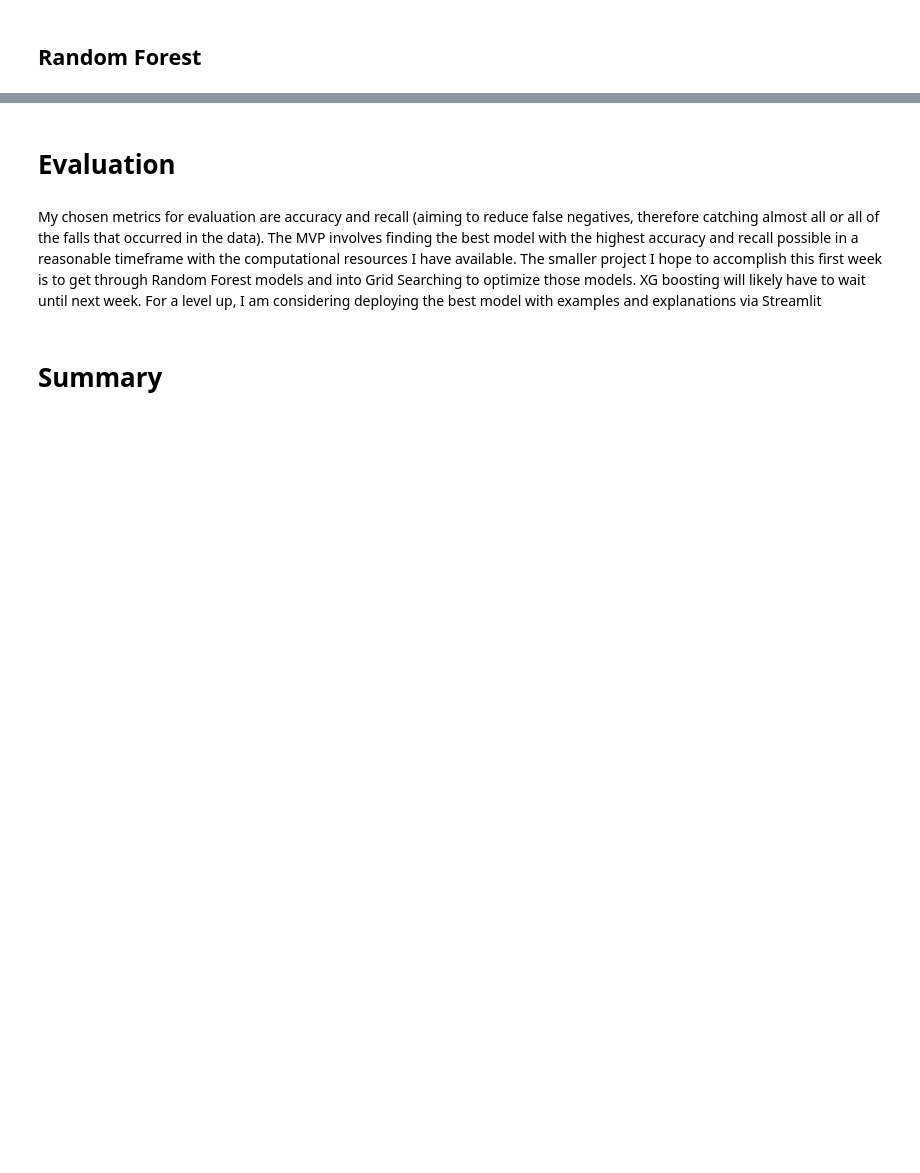
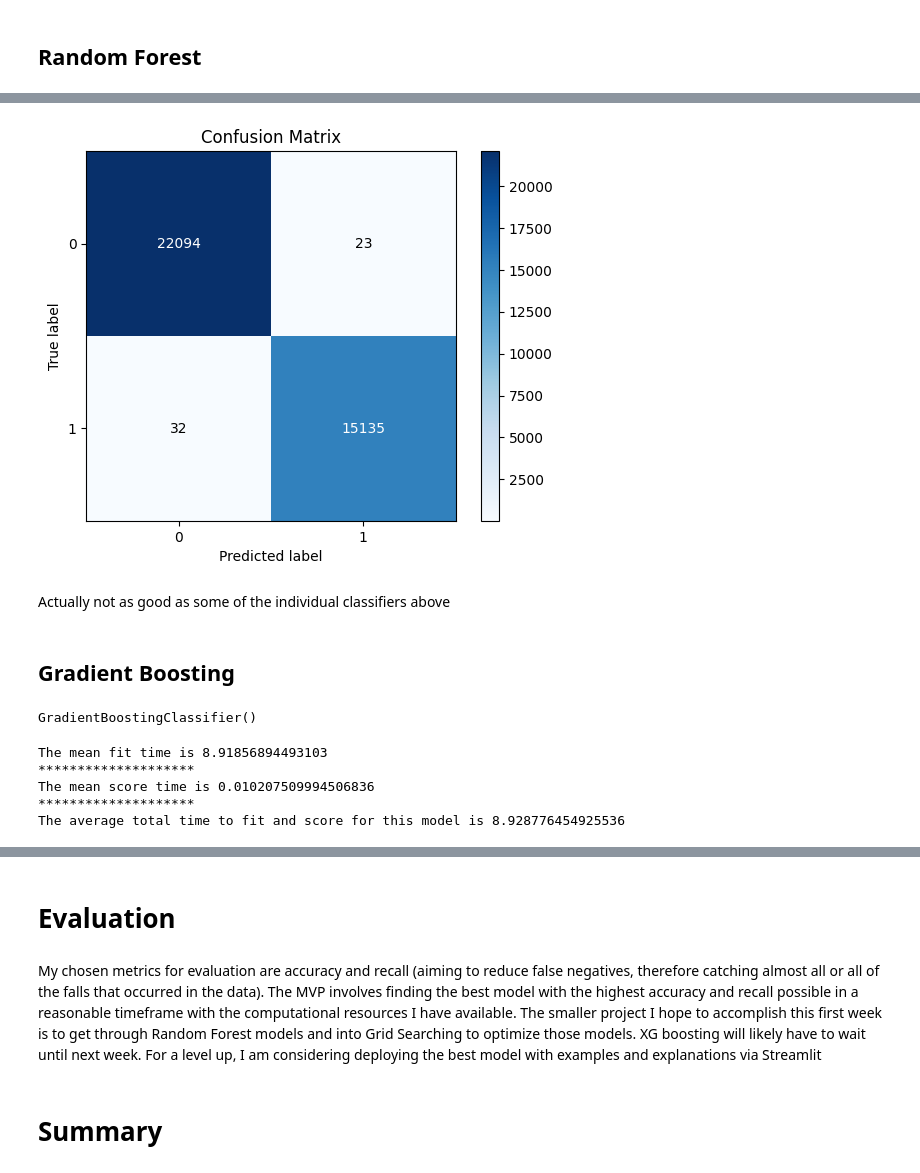
Before and after one commit to mccafj/Fall_Detection_Model, a Jupyter notebook: scratch_notebook.ipynb, the cells around one changed output, grey strips where cells are left out. Saved outputs shown, nothing was run; the diff lists cells and outputs as text; code cells hidden in the pictures; blank space fills up the shorter version.

Commit message:
added DT, RFC, GS RFC, stacking, outline XGB, kNN for df_feat

```diff
--- a/scratch_notebook.ipynb
+++ b/scratch_notebook.ipynb
@@ -1346,0 +1559,12 @@ print(classification_report(y_train, y_pred_rfc))
+# %%
+X_tr_ct = CT.transform(X_train)
+# %%
+estimators = [
+    ('logreg_est', LogisticRegression(random_state=24)),
+    ('knn_est', KNeighborsClassifier()),
+    ('dt_est', DecisionTreeClassifier(random_state=24))
+]
+
+sc = StackingClassifier(estimators)
+# %%
+sc.fit(X_tr_ct, y_train)
@@ -1346,0 +1604,2 @@ print(classification_report(y_train, y_pred_rfc))
+# %%
+y_pred_sc = sc.predict(X_tr_ct)
@@ -1346,0 +1617,9 @@ print(classification_report(y_train, y_pred_rfc))
+# %%
+skplt.metrics.plot_confusion_matrix(y_train, y_pred_sc, normalize=False)
+plt.show()
+# %% [output]
+[figure, added]
+# %% [markdown]
+Actually not as good as some of the individual classifiers above
+# %% [markdown]
+## Gradient Boosting
@@ -1346,0 +1630,4 @@ print(classification_report(y_train, y_pred_rfc))
+# %%
+gbc.fit(X_tr_ct,y_train)
+# %% [output]
+GradientBoostingClassifier()
@@ -1346,0 +1638,8 @@ print(classification_report(y_train, y_pred_rfc))
+# %%
+print_time(gbc_scores)
+# %% [output]
+The mean fit time is 8.91856894493103
+********************
+The mean score time is 0.010207509994506836
+********************
+The average total time to fit and score for this model is 8.928776454925536
```
Also changed, not shown: parts of 148 cells of this notebook.
